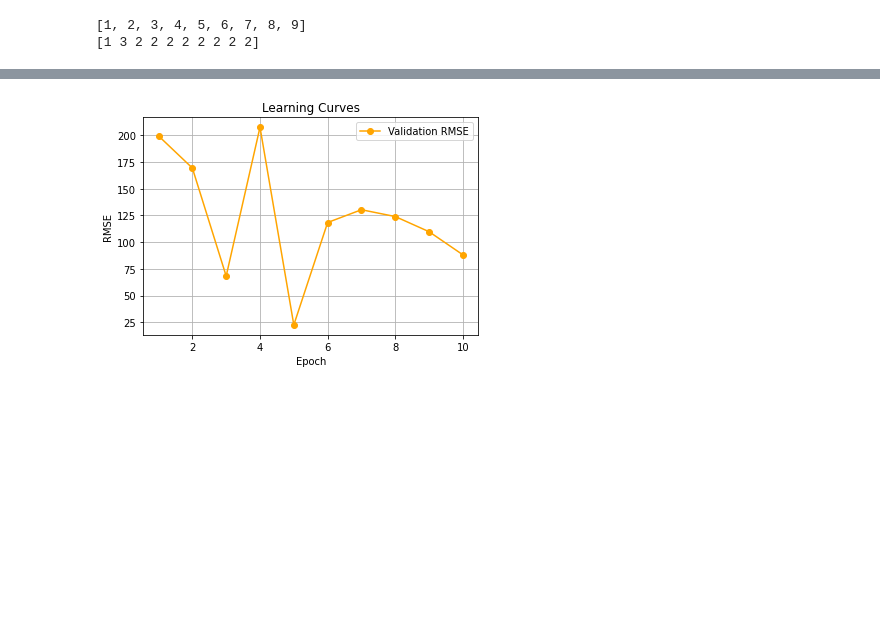
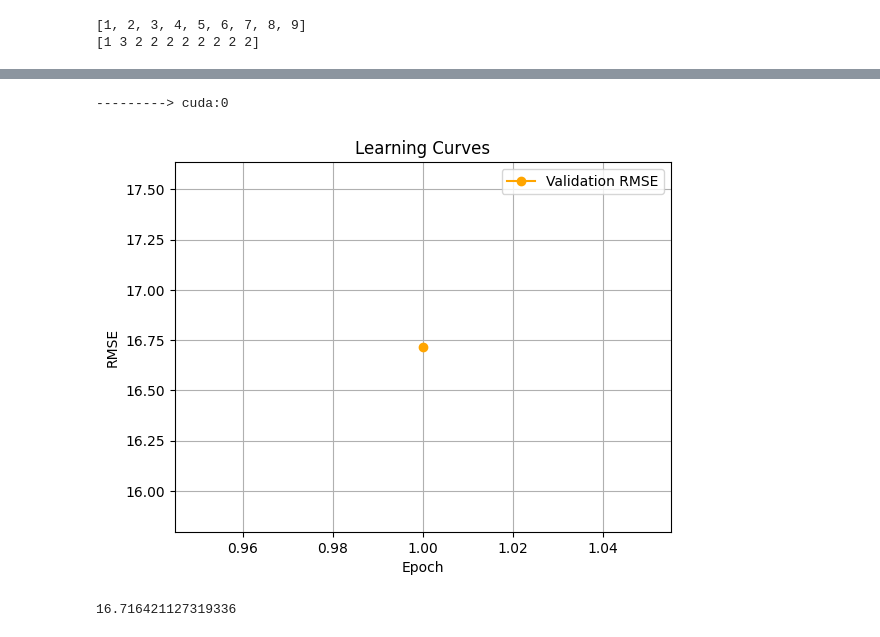
Before and after one commit to carlotapuente/tfg_ccsPrediction, a Jupyter notebook: tfg_main.ipynb, the cells around one changed output, grey strips where cells are left out. Cells and saved outputs as stored; diff of their text form; code cells hidden in the pictures; blank space fills up the shorter version.

```diff
--- a/tfg_main.ipynb
+++ b/tfg_main.ipynb
@@ -82,20 +75,20 @@ X_test["mask"] = X_test["mask"][:, features_mask]
 [1 3 2 2 2 2 2 2 2 2]
 # %%
 train_ds = DataSetCatCon(X_train, y_train, cat_idxs,'reg',continuous_mean_std)
-trainloader = DataLoader(train_ds, batch_size=256, shuffle=True,num_workers=4)
+trainloader = DataLoader(train_ds, batch_size=BS, shuffle=True,num_workers=4)
 
 valid_ds = DataSetCatCon(X_valid, y_valid, cat_idxs,'reg', continuous_mean_std)
-validloader = DataLoader(valid_ds, batch_size=256, shuffle=False,num_workers=4)
+validloader = DataLoader(valid_ds, batch_size=BS, shuffle=False,num_workers=4)
 
 test_ds = DataSetCatCon(X_test, y_test, cat_idxs,'reg', continuous_mean_std)
-testloader = DataLoader(test_ds, batch_size=256, shuffle=False,num_workers=4)
+testloader = DataLoader(test_ds, batch_size=BS, shuffle=False,num_workers=4)
 # %%
 # select best hyperparameters
 
 storage_name = "sqlite:///saint.db"
-study1 = optuna.create_study(study_name="step-1", storage=storage_name, load_if_exists=True)
+study1 = optuna.create_study(study_name=f"MF_{MAX_FEATURES}_step-1", storage=storage_name, load_if_exists=True)
 
-study1.optimize(lambda trial: objective(trial, cat_dims, con_idxs, trainloader, validloader, first_trial=True), n_trials=N_TRIALS, catch=(optuna.exceptions.OptunaError, MemoryError))
+study1.optimize(lambda trial: objective(trial, cat_dims, con_idxs, trainloader, validloader, first_trial=True), n_trials=N_TRIALS, catch=(Exception, ))
 optim_params1 = study1.best_params
 
 lr = optim_params1['lr']
@@ -110,9 +108,10 @@ lr: 0.0008113213001007606, weight_decay: 0.026325966595170405, epochs: 14, dim:
 # %%
 # Create an unique id for step-2 based on the best hyperparameters from step-1
 # unique_id = hash("{}-{}".format(str(lr), str(wd), str(epochs)))
-unique_id = hash("{}-{}".format(str(lr), str(wd)))
+
+unique_id = hash("{}-{}-{}".format(str(lr), str(wd), str(epochs)))
 study = optuna.create_study(
-    study_name=f"id_{unique_id}_step-2",
+    study_name=f"MF_{MAX_FEATURES}_id_{unique_id}_step-2",
     storage=storage_name,
     direction="minimize",
     pruner=optuna.pruners.HyperbandPruner(
@@ -121,7 +120,5 @@ study = optuna.create_study(
     load_if_exists=True
 )
 
-study.optimize(lambda trial: objective(trial, cat_dims, con_idxs, trainloader, validloader, lr=lr, wd=wd, epochs=epochs), n_trials=N_TRIALS, catch=(optuna.exceptions.OptunaError, MemoryError))
-
-optim_params = study.best_params
+study.optimize(lambda trial: objective(trial, cat_dims, con_idxs, trainloader, validloader, lr=lr, wd=wd, epochs=epochs), n_trials=N_TRIALS, catch=(Exception, ))
 # %% [output]
@@ -133,35 +158,33 @@ lr: 0.0027339479979181466, weight_decay: 0.08326859110739228, epochs: 10, dim: 5
 # %%
+optim_params = study.best_params
 optim_params['mlp_hidden_mults'] = build_hidden_mults(optim_params['mlp_hidden_mults'])
 
 model = SAINT(
     categories = tuple(cat_dims),
     num_continuous = len(con_idxs),
     dim = optim_params['dim'],
     dim_out = 1,
     depth = optim_params['depth'],
     heads = optim_params['heads'],
     attn_dropout = optim_params['attn_dropout'],
     ff_dropout = optim_params['ff_dropout'],
     mlp_hidden_mults = optim_params['mlp_hidden_mults'],
     cont_embeddings = 'MLP',
     attentiontype = 'colrow',
     final_mlp_style = optim_params['final_mlp_style'],
     y_dim = 1 # porque es regression
 )
+device = torch.device("cuda:0" if torch.cuda.is_available() else "cpu")
+print(f"Using device = {device}")
+model.to(device)
 
+# ========> we always use the following
+optimizer = optim.AdamW(model.parameters(),lr=optim_params1['lr'], weight_decay=optim_params1['weight_decay'])
+scheduler = torch.optim.lr_scheduler.CosineAnnealingLR(optimizer, optim_params1['epochs'])
 
-if optim_params['optimizer'] == 'SGD':
-        optimizer = optim.SGD(model.parameters(), lr=optim_params1['lr'], momentum=0.9, weight_decay=optim_params1['weight_decay'])
-elif optim_params['optimizer'] == 'Adam':
-    optimizer = optim.Adam(model.parameters(),lr=optim_params1['lr'])
-elif optim_params['optimizer'] == 'AdamW':
-    optimizer = optim.AdamW(model.parameters(),lr=optim_params1['lr'])
-
-if optim_params['scheduler'] == 'cosine':
-    scheduler = torch.optim.lr_scheduler.CosineAnnealingLR(optimizer, epochs)
-elif optim_params['scheduler'] == 'linear':
-    scheduler = torch.optim.lr_scheduler.MultiStepLR(optimizer, milestones=[epochs // 2.667, epochs // 1.6, epochs // 1.142], gamma=0.1)
-
-valid_rmse = train(model, optimizer, scheduler, epochs, trainloader, testloader, plot=True)
+test_rmse = train(model, optimizer, scheduler, optim_params1["epochs"], trainloader, testloader, plot=True)
+print(f"Final test RMSE: {test_rmse}")
 # %% [output]
+---------> cuda:0
-[figure, old version]
+[figure, new version]
+16.716421127319336
```
Also changed, not shown: parts of 4 cells of this notebook, 2 other files.
